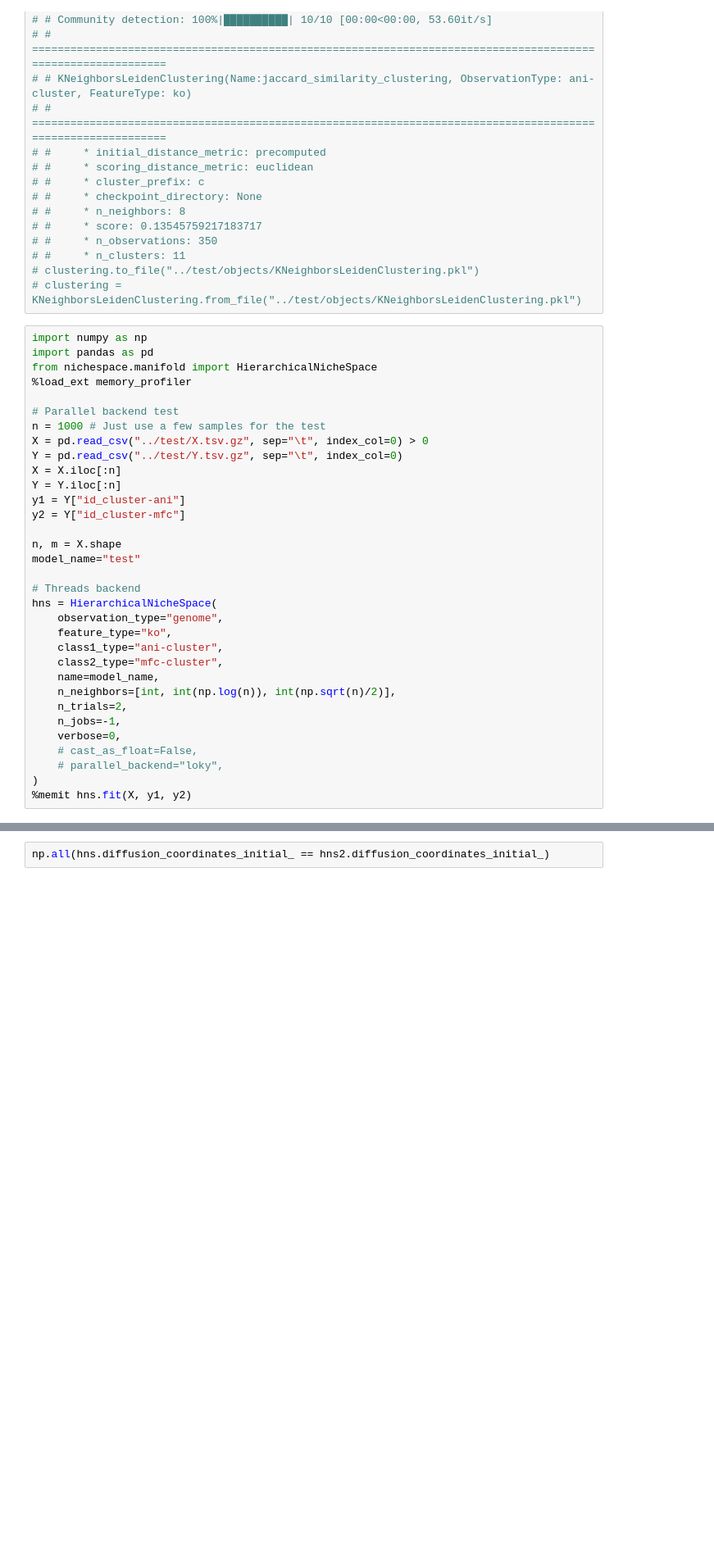
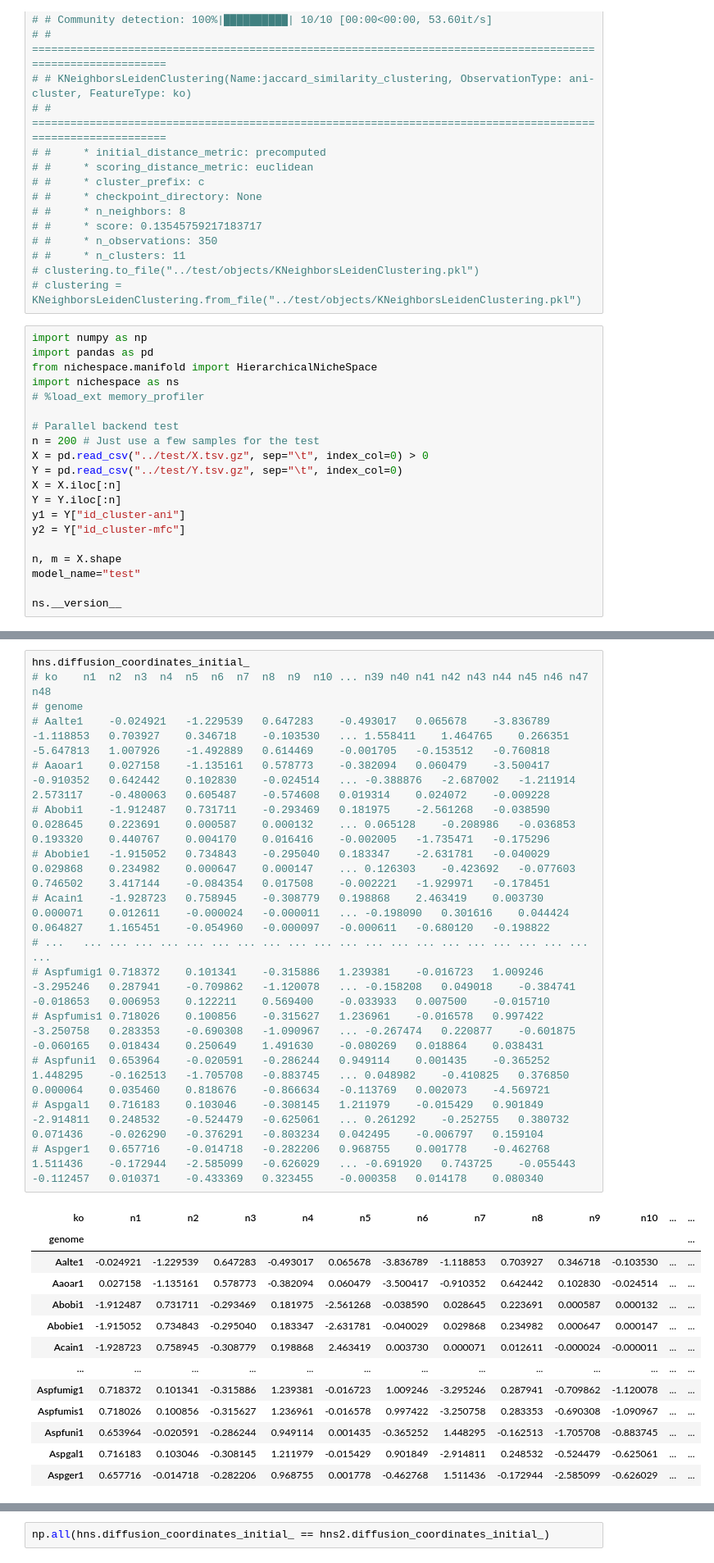
Before and after one commit to jolespin/niche-space, a Jupyter notebook: notebooks/test.ipynb, the cells around one changed output, grey strips where cells are left out. Shown at 82% size. Drawn from its saved outputs; the diff is of its cells as text; blank space fills up the shorter version.

```diff
--- a/notebooks/test.ipynb
+++ b/notebooks/test.ipynb
@@ -73,10 +73,11 @@ from nichespace.neighbors import (
 import numpy as np
 import pandas as pd
 from nichespace.manifold import HierarchicalNicheSpace
-%load_ext memory_profiler
+import nichespace as ns
+# %load_ext memory_profiler
 
 # Parallel backend test
-n = 1000 # Just use a few samples for the test
+n = 200 # Just use a few samples for the test
 X = pd.read_csv("../test/X.tsv.gz", sep="\t", index_col=0) > 0
 Y = pd.read_csv("../test/Y.tsv.gz", sep="\t", index_col=0)
 X = X.iloc[:n]
@@ -87,19 +88,5 @@ y2 = Y["id_cluster-mfc"]
 n, m = X.shape
 model_name="test"
 
-# Threads backend
-hns = HierarchicalNicheSpace(
-    observation_type="genome",
-    feature_type="ko",
-    class1_type="ani-cluster",
-    class2_type="mfc-cluster",
-    name=model_name,
-    n_neighbors=[int, int(np.log(n)), int(np.sqrt(n)/2)],
-    n_trials=2,
-    n_jobs=-1,
-    verbose=0,
-    # cast_as_float=False,
-    # parallel_backend="loky",
-)
-%memit hns.fit(X, y1, y2)
+ns.__version__
 # %% [output]
@@ -112,0 +153,29 @@ peak memory: 1637.90 MiB, increment: 0.86 MiB
+# %%
+hns.diffusion_coordinates_initial_
+# ko	n1	n2	n3	n4	n5	n6	n7	n8	n9	n10	...	n39	n40	n41	n42	n43	n44	n45	n46	n47	n48
+# genome
+# Aalte1	-0.024921	-1.229539	0.647283	-0.493017	0.065678	-3.836789	-1.118853	0.703927	0.346718	-0.103530	...	1.558411	1.464765	0.266351	-5.647813	1.007926	-1.492889	0.614469	-0.001705	-0.153512	-0.760818
+# Aaoar1	0.027158	-1.135161	0.578773	-0.382094	0.060479	-3.500417	-0.910352	0.642442	0.102830	-0.024514	...	-0.388876	-2.687002	-1.211914	2.573117	-0.480063	0.605487	-0.574608	0.019314	0.024072	-0.009228
+# Abobi1	-1.912487	0.731711	-0.293469	0.181975	-2.561268	-0.038590	0.028645	0.223691	0.000587	0.000132	...	0.065128	-0.208986	-0.036853	0.193320	0.440767	0.004170	0.016416	-0.002005	-1.735471	-0.175296
+# Abobie1	-1.915052	0.734843	-0.295040	0.183347	-2.631781	-0.040029	0.029868	0.234982	0.000647	0.000147	...	0.126303	-0.423692	-0.077603	0.746502	3.417144	-0.084354	0.017508	-0.002221	-1.929971	-0.178451
+# Acain1	-1.928723	0.758945	-0.308779	0.198868	2.463419	0.003730	0.000071	0.012611	-0.000024	-0.000011	...	-0.198090	0.301616	0.044424	0.064827	1.165451	-0.054960	-0.000097	-0.000611	-0.680120	-0.198822
+# ...	...	...	...	...	...	...	...	...	...	...	...	...	...	...	...	...	...	...	...	...	...
+# Aspfumig1	0.718372	0.101341	-0.315886	1.239381	-0.016723	1.009246	-3.295246	0.287941	-0.709862	-1.120078	...	-0.158208	0.049018	-0.384741	-0.018653	0.006953	0.122211	0.569400	-0.033933	0.007500	-0.015710
+# Aspfumis1	0.718026	0.100856	-0.315627	1.236961	-0.016578	0.997422	-3.250758	0.283353	-0.690308	-1.090967	...	-0.267474	0.220877	-0.601875	-0.060165	0.018434	0.250649	1.491630	-0.080269	0.018864	0.038431
+# Aspfuni1	0.653964	-0.020591	-0.286244	0.949114	0.001435	-0.365252	1.448295	-0.162513	-1.705708	-0.883745	...	0.048982	-0.410825	0.376850	0.000064	0.035460	0.818676	-0.866634	-0.113769	0.002073	-4.569721
+# Aspgal1	0.716183	0.103046	-0.308145	1.211979	-0.015429	0.901849	-2.914811	0.248532	-0.524479	-0.625061	...	0.261292	-0.252755	0.380732	0.071436	-0.026290	-0.376291	-0.803234	0.042495	-0.006797	0.159104
+# Aspger1	0.657716	-0.014718	-0.282206	0.968755	0.001778	-0.462768	1.511436	-0.172944	-2.585099	-0.626029	...	-0.691920	0.743725	-0.055443	-0.112457	0.010371	-0.433369	0.323455	-0.000358	0.014178	0.080340
+# %% [output]
+| ko | n1 | n2 | n3 | n4 | n5 | n6 | n7 | n8 | n9 | n10 | ... | ... |
+| genome |  |  |  |  |  |  |  |  |  |  |  | ... |
+| Aalte1 | -0.024921 | -1.229539 | 0.647283 | -0.493017 | 0.065678 | -3.836789 | -1.118853 | 0.703927 | 0.346718 | -0.103530 | ... | ... |
+| Aaoar1 | 0.027158 | -1.135161 | 0.578773 | -0.382094 | 0.060479 | -3.500417 | -0.910352 | 0.642442 | 0.102830 | -0.024514 | ... | ... |
+| Abobi1 | -1.912487 | 0.731711 | -0.293469 | 0.181975 | -2.561268 | -0.038590 | 0.028645 | 0.223691 | 0.000587 | 0.000132 | ... | ... |
+| Abobie1 | -1.915052 | 0.734843 | -0.295040 | 0.183347 | -2.631781 | -0.040029 | 0.029868 | 0.234982 | 0.000647 | 0.000147 | ... | ... |
+| Acain1 | -1.928723 | 0.758945 | -0.308779 | 0.198868 | 2.463419 | 0.003730 | 0.000071 | 0.012611 | -0.000024 | -0.000011 | ... | ... |
+| ... | ... | ... | ... | ... | ... | ... | ... | ... | ... | ... | ... | ... |
+| Aspfumig1 | 0.718372 | 0.101341 | -0.315886 | 1.239381 | -0.016723 | 1.009246 | -3.295246 | 0.287941 | -0.709862 | -1.120078 | ... | ... |
+| Aspfumis1 | 0.718026 | 0.100856 | -0.315627 | 1.236961 | -0.016578 | 0.997422 | -3.250758 | 0.283353 | -0.690308 | -1.090967 | ... | ... |
+| Aspfuni1 | 0.653964 | -0.020591 | -0.286244 | 0.949114 | 0.001435 | -0.365252 | 1.448295 | -0.162513 | -1.705708 | -0.883745 | ... | ... |
+| Aspgal1 | 0.716183 | 0.103046 | -0.308145 | 1.211979 | -0.015429 | 0.901849 | -2.914811 | 0.248532 | -0.524479 | -0.625061 | ... | ... |
+| Aspger1 | 0.657716 | -0.014718 | -0.282206 | 0.968755 | 0.001778 | -0.462768 | 1.511436 | -0.172944 | -2.585099 | -0.626029 | ... | ... |
```
Also changed, not shown: parts of 3 cells of this notebook, 8 other files.
